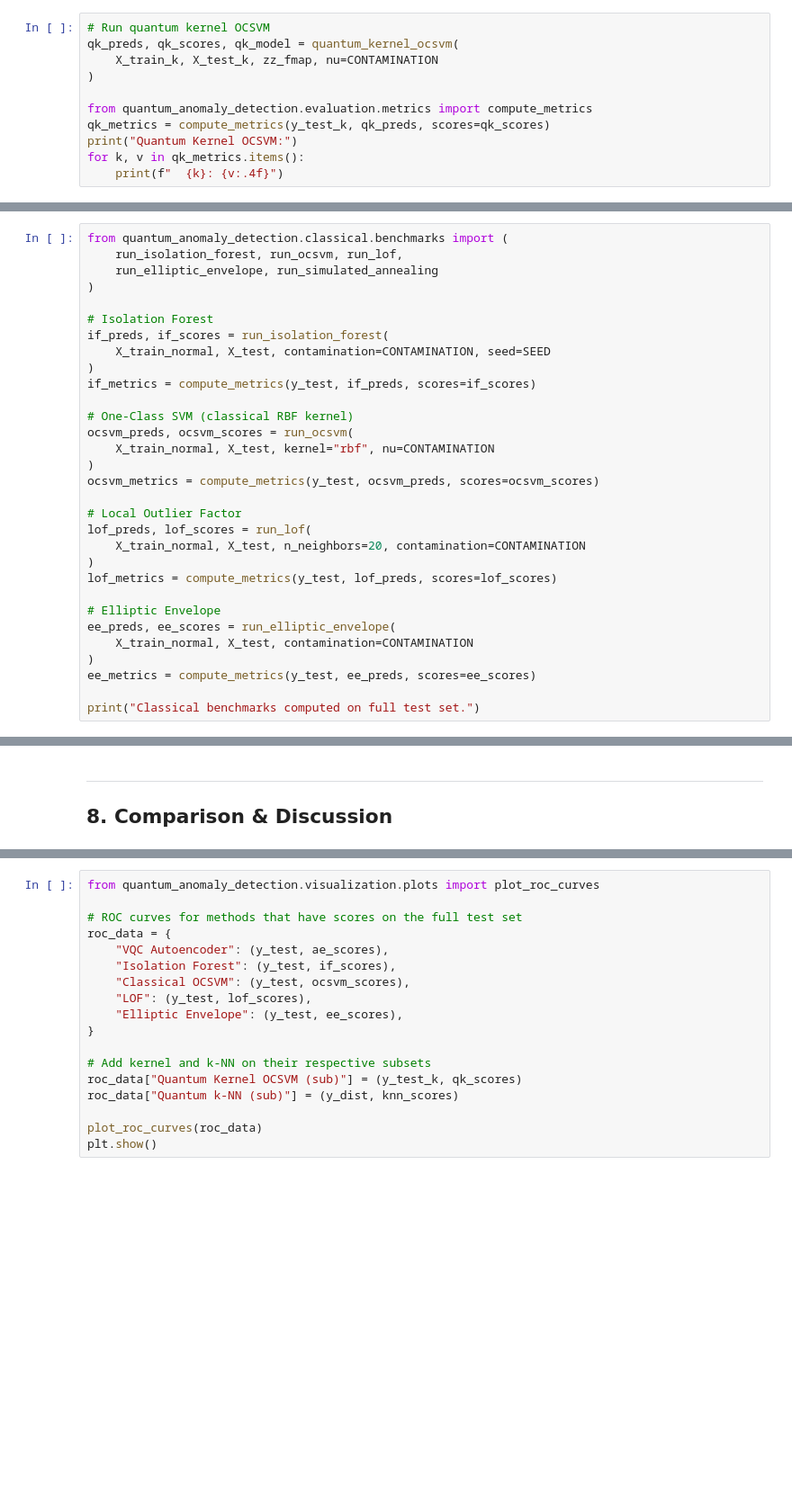
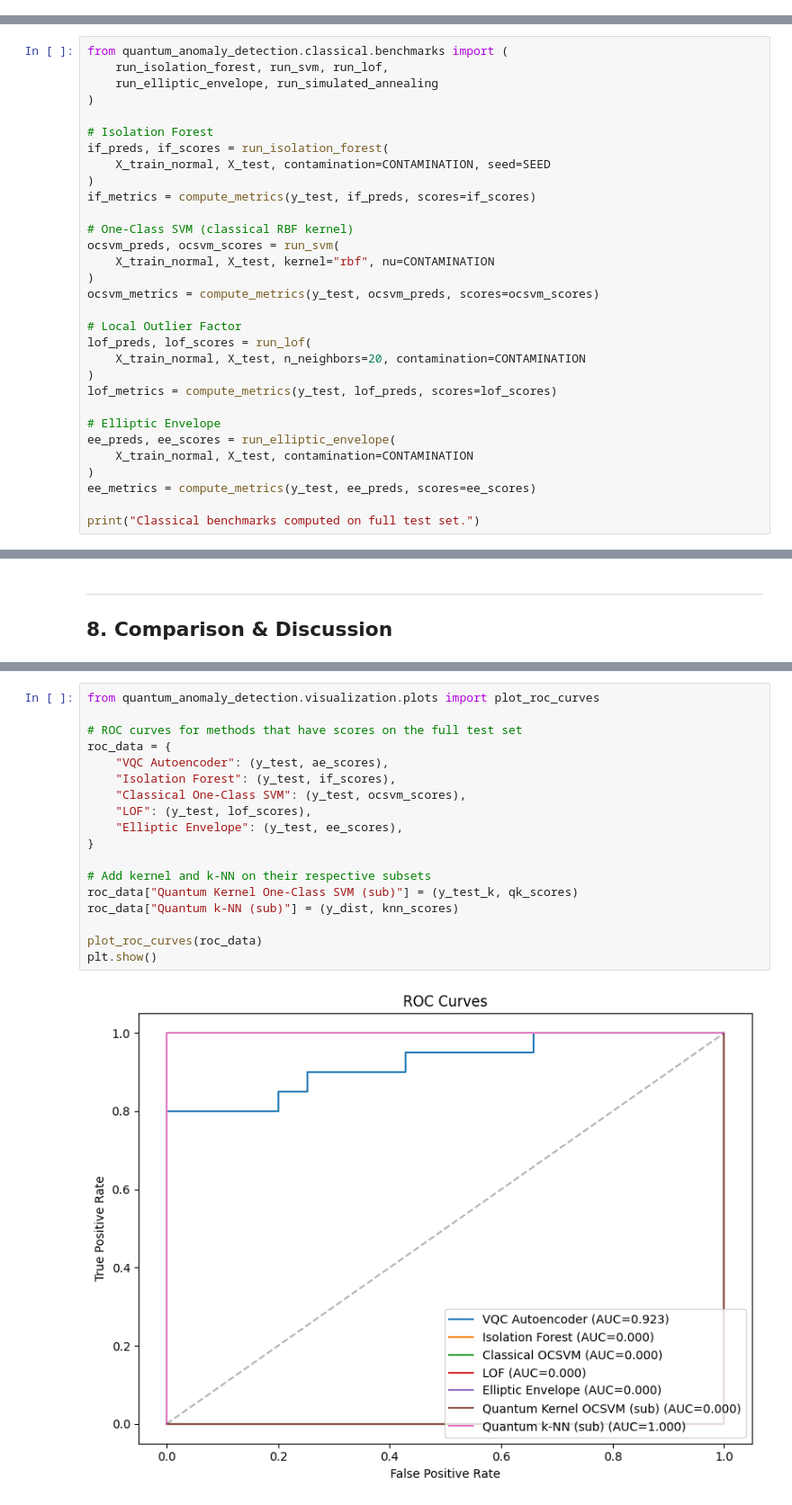
Before and after one commit to hosseinsadeghi/quantum-anomaly-detection, a Jupyter notebook: notebooks/01_tabular.ipynb, the cells around one changed output, grey strips where cells are left out. Shown at 90% size. Cells and saved outputs as stored; diff of their text form; blank space fills up the shorter version.

```diff
--- a/notebooks/01_tabular.ipynb
+++ b/notebooks/01_tabular.ipynb
@@ -134,11 +151,0 @@ plt.show()
-# %%
-# Run quantum kernel OCSVM
-qk_preds, qk_scores, qk_model = quantum_kernel_ocsvm(
-    X_train_k, X_test_k, zz_fmap, nu=CONTAMINATION
-)
-
-from quantum_anomaly_detection.evaluation.metrics import compute_metrics
-qk_metrics = compute_metrics(y_test_k, qk_preds, scores=qk_scores)
-print("Quantum Kernel OCSVM:")
-for k, v in qk_metrics.items():
-    print(f"  {k}: {v:.4f}")
@@ -287,7 +358,7 @@ for k, v in knn_metrics.items():
 ### Level A: Standard methods on the full test set
 # %%
 from quantum_anomaly_detection.classical.benchmarks import (
-    run_isolation_forest, run_ocsvm, run_lof,
+    run_isolation_forest, run_svm, run_lof,
     run_elliptic_envelope, run_simulated_annealing
 )
 
@@ -298,7 +369,7 @@ if_preds, if_scores = run_isolation_forest(
 if_metrics = compute_metrics(y_test, if_preds, scores=if_scores)
 
 # One-Class SVM (classical RBF kernel)
-ocsvm_preds, ocsvm_scores = run_ocsvm(
+ocsvm_preds, ocsvm_scores = run_svm(
     X_train_normal, X_test, kernel="rbf", nu=CONTAMINATION
 )
 ocsvm_metrics = compute_metrics(y_test, ocsvm_preds, scores=ocsvm_scores)
@@ -362,21 +453,23 @@ results_df
 # %%
 from quantum_anomaly_detection.visualization.plots import plot_roc_curves
 
 # ROC curves for methods that have scores on the full test set
 roc_data = {
     "VQC Autoencoder": (y_test, ae_scores),
     "Isolation Forest": (y_test, if_scores),
-    "Classical OCSVM": (y_test, ocsvm_scores),
+    "Classical One-Class SVM": (y_test, ocsvm_scores),
     "LOF": (y_test, lof_scores),
     "Elliptic Envelope": (y_test, ee_scores),
 }
 
 # Add kernel and k-NN on their respective subsets
-roc_data["Quantum Kernel OCSVM (sub)"] = (y_test_k, qk_scores)
+roc_data["Quantum Kernel One-Class SVM (sub)"] = (y_test_k, qk_scores)
 roc_data["Quantum k-NN (sub)"] = (y_dist, knn_scores)
 
 plot_roc_curves(roc_data)
 plt.show()
+# %% [output]
+[figure, added]
 # %% [markdown]
 ### Discussion
 
```
Also changed, not shown: parts of 21 cells of this notebook, 10 other files.
